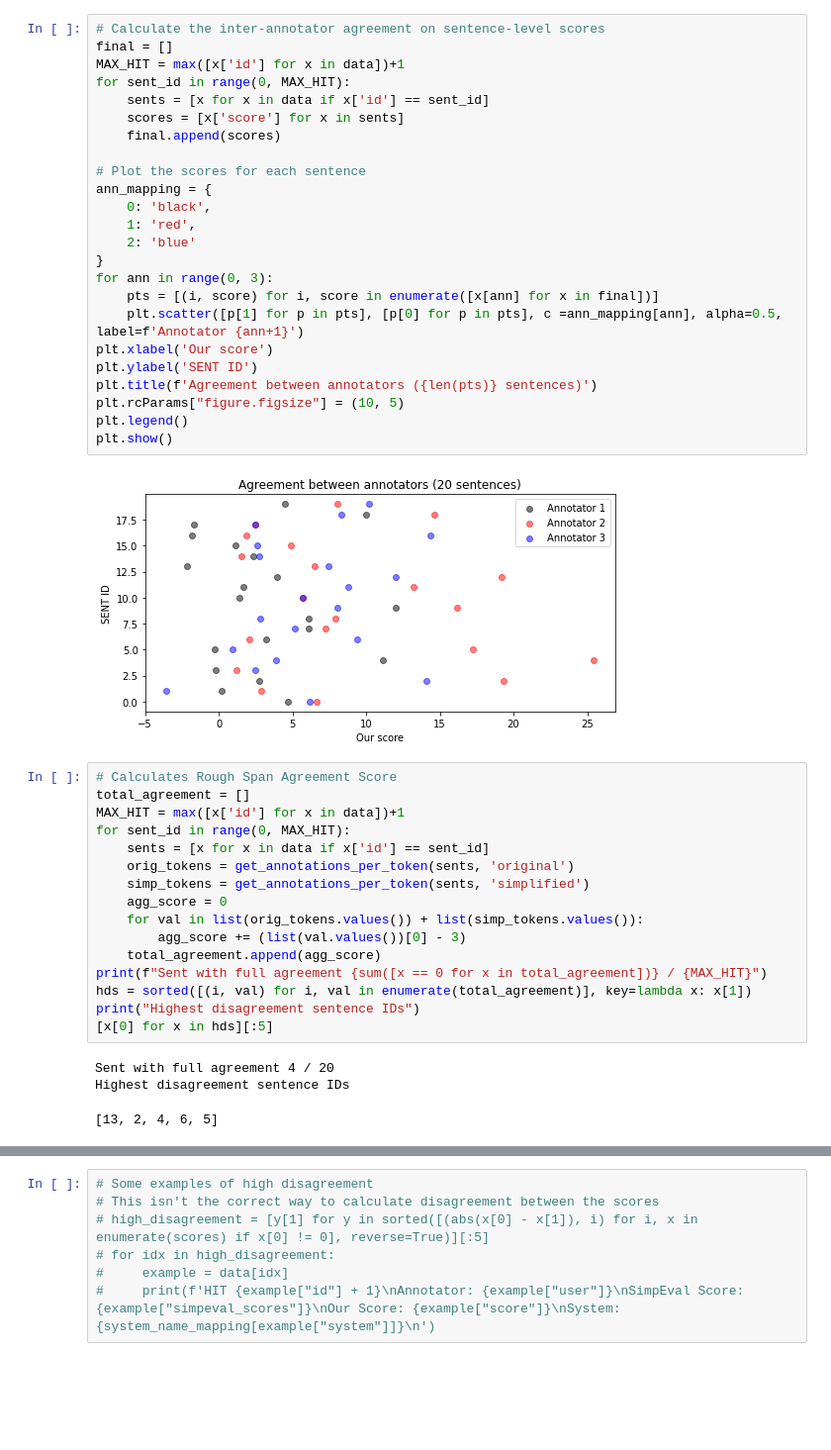
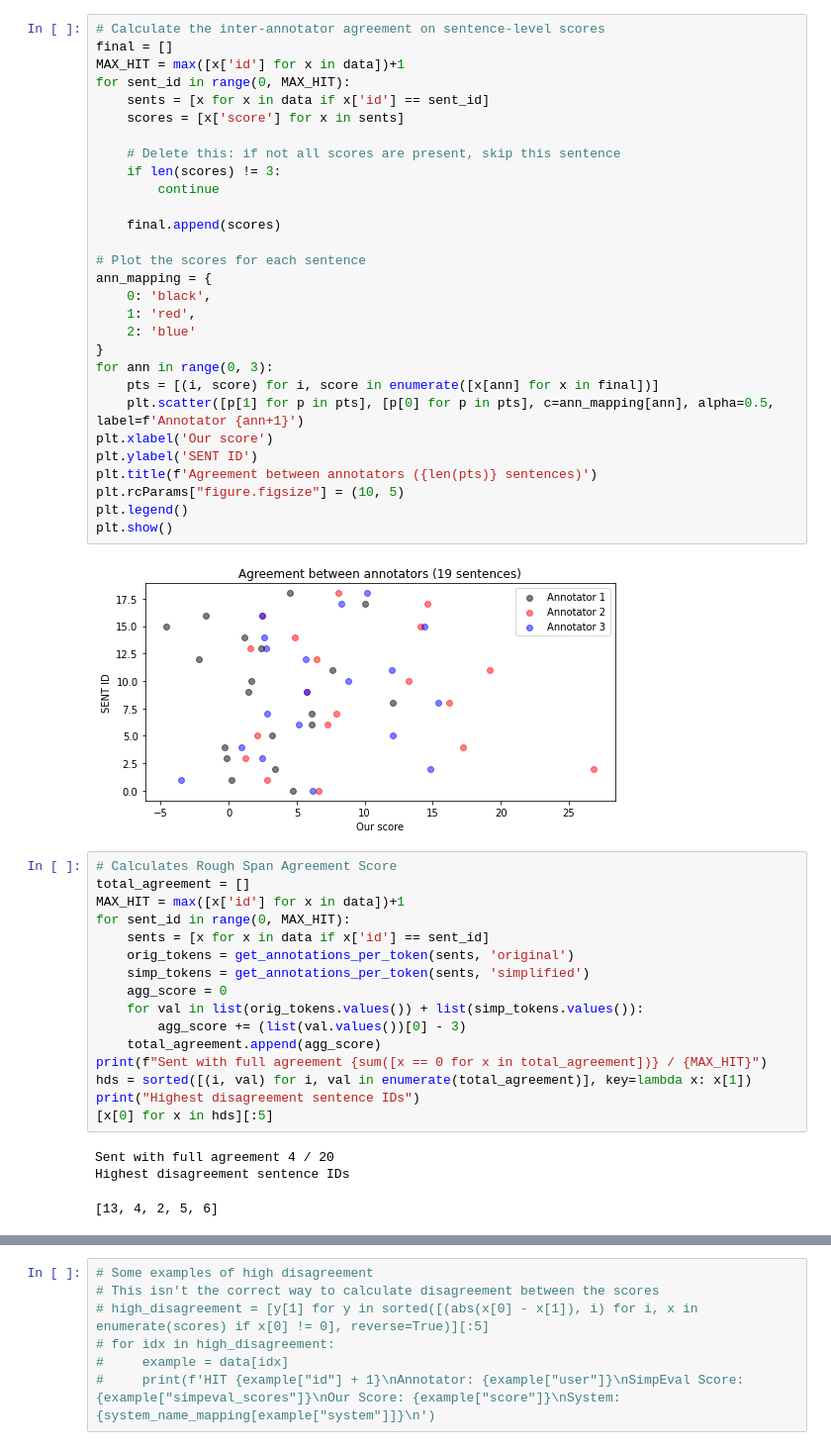
Before and after one commit to Yao-Dou/ts-annotation-tool, a Jupyter notebook: data/analysis/agreement.ipynb, the cells around one changed output, grey strips where cells are left out. Shown at 99% size. Saved outputs shown, nothing was run; the diff lists cells and outputs as text; blank space fills up the shorter version.

```diff
--- a/data/analysis/agreement.ipynb
+++ b/data/analysis/agreement.ipynb
@@ -22,29 +22,34 @@ simpeval_agreement(data)
 # %%
 # Calculate the inter-annotator agreement on sentence-level scores
 final = []
 MAX_HIT = max([x['id'] for x in data])+1
 for sent_id in range(0, MAX_HIT):
     sents = [x for x in data if x['id'] == sent_id]
     scores = [x['score'] for x in sents]
+
+    # Delete this: if not all scores are present, skip this sentence
+    if len(scores) != 3:
+        continue
+
     final.append(scores)
 
 # Plot the scores for each sentence
 ann_mapping = {
     0: 'black',
     1: 'red',
     2: 'blue'
 }
 for ann in range(0, 3):
     pts = [(i, score) for i, score in enumerate([x[ann] for x in final])]
-    plt.scatter([p[1] for p in pts], [p[0] for p in pts], c =ann_mapping[ann], alpha=0.5, label=f'Annotator {ann+1}')
+    plt.scatter([p[1] for p in pts], [p[0] for p in pts], c=ann_mapping[ann], alpha=0.5, label=f'Annotator {ann+1}')
 plt.xlabel('Our score')
 plt.ylabel('SENT ID')
 plt.title(f'Agreement between annotators ({len(pts)} sentences)')
 plt.rcParams["figure.figsize"] = (10, 5)
 plt.legend()
 plt.show()
 # %% [output]
-[figure, old version]
+[figure, new version]
 # %%
 # Calculates Rough Span Agreement Score
 total_agreement = []
@@ -64,5 +69,5 @@ print("Highest disagreement sentence IDs")
 # %% [output]
 Sent with full agreement 4 / 20
 Highest disagreement sentence IDs
-[13, 2, 4, 6, 5]
+[13, 4, 2, 5, 6]
 # %%
```
Also changed, not shown: parts of 7 cells of this notebook, 3 other files.
